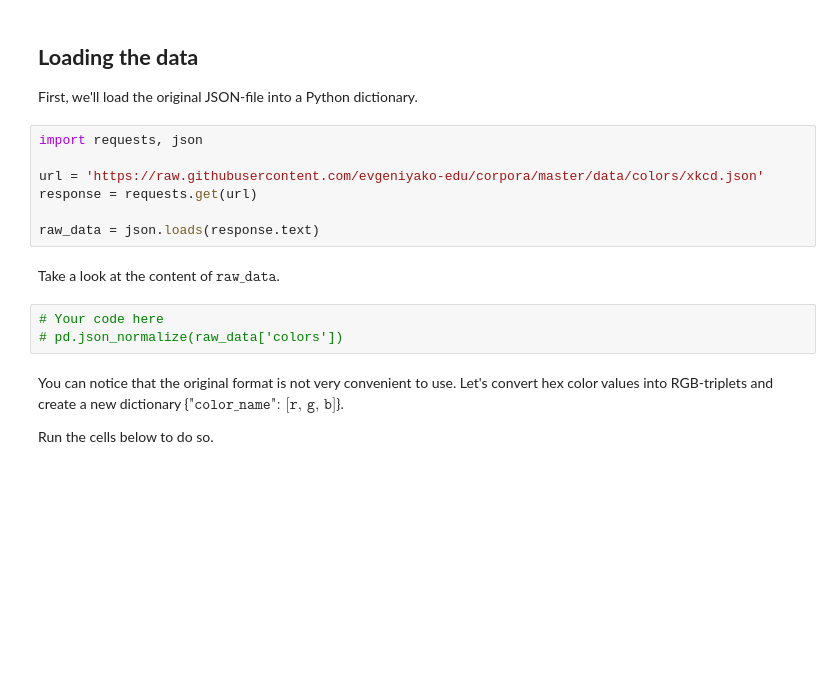
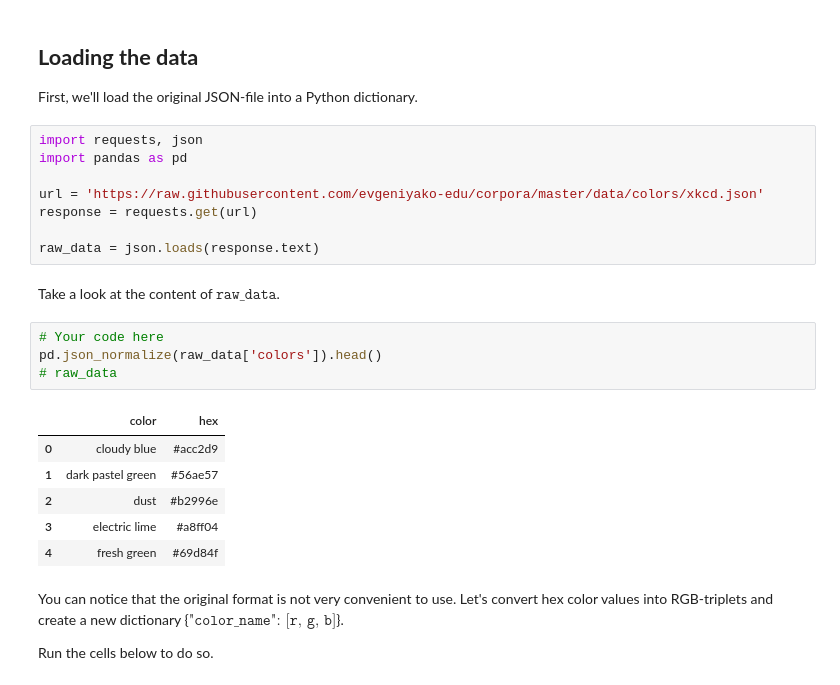
Before and after one commit to superkisa/MaGaML, a Jupyter notebook: MathRefresher/sem_Colors.ipynb, the cells around one changed output. Saved outputs shown, nothing was run; the diff lists cells and outputs as text; blank space fills up the shorter version.

```diff
--- a/MathRefresher/sem_Colors.ipynb
+++ b/MathRefresher/sem_Colors.ipynb
@@ -17,6 +17,7 @@ In this notebook, you will practice basic vector operations with color vectors f
 First, we'll load the original JSON-file into a Python dictionary.
 # %%
 import requests, json
+import pandas as pd
 
 url = 'https://raw.githubusercontent.com/evgeniyako-edu/corpora/master/data/colors/xkcd.json'
 response = requests.get(url)
@@ -26,7 +27,15 @@ raw_data = json.loads(response.text)
 Take a look at the content of $\texttt{raw_data}$.
 # %%
 # Your code here
-# pd.json_normalize(raw_data['colors'])
+pd.json_normalize(raw_data['colors']).head()
+# raw_data
+# %% [output]
+|  | color | hex |
+| 0 | cloudy blue | #acc2d9 |
+| 1 | dark pastel green | #56ae57 |
+| 2 | dust | #b2996e |
+| 3 | electric lime | #a8ff04 |
+| 4 | fresh green | #69d84f |
 # %% [markdown]
 You can notice that the original format is not very convenient to use. Let's convert hex color values into RGB-triplets and create a new dictionary {$\texttt{"color_name": [r, g, b]}$}.
 
```
Also changed, not shown: parts of 5 cells of this notebook.
